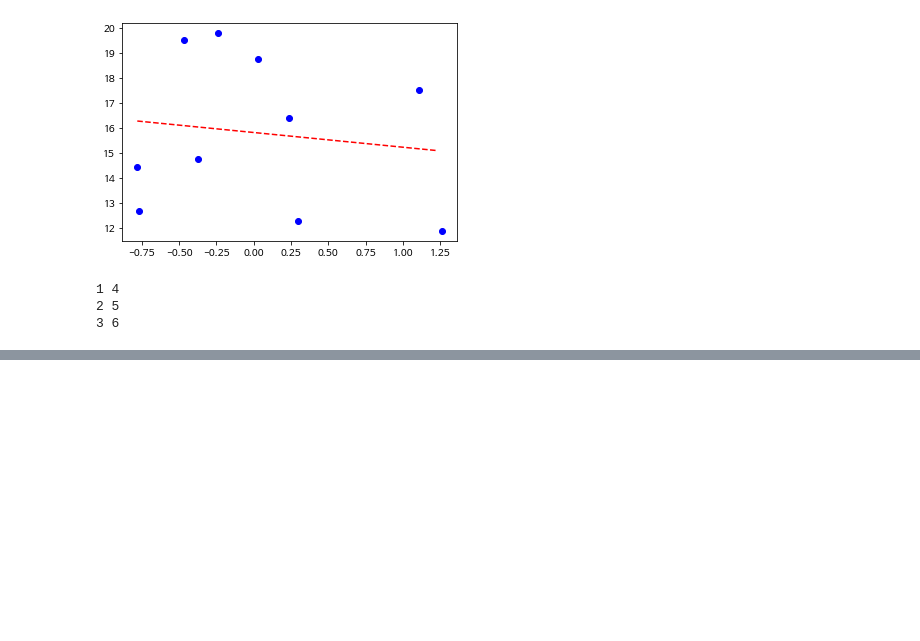
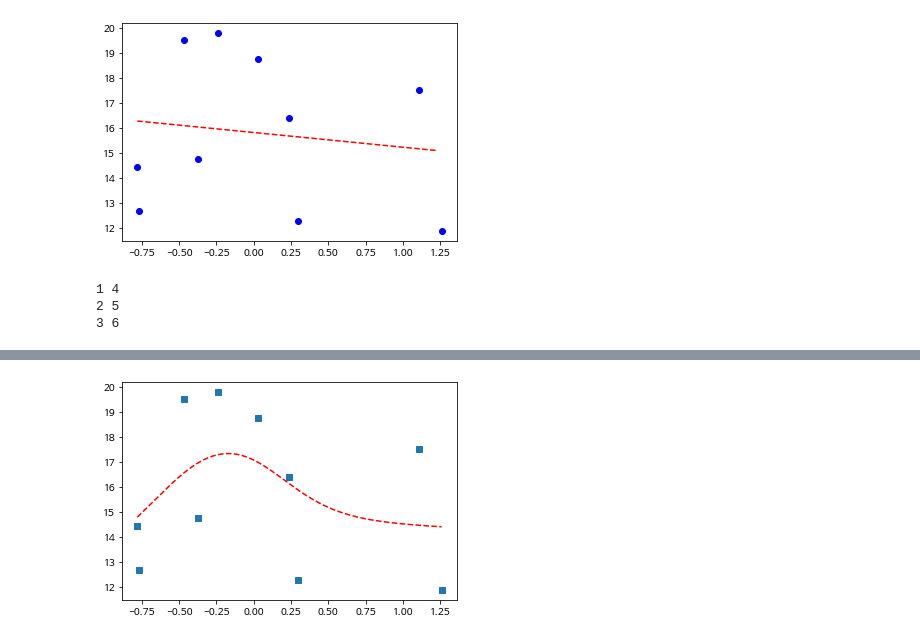
Before and after one commit to goeunleee/deeplearning_study, a Jupyter notebook: 딥러닝1일_2.ipynb, the cells around one changed output, grey strips where cells are left out. Cells and saved outputs as stored; diff of their text form; code cells hidden in the pictures; blank space fills up the shorter version.

```diff
--- a/딥러닝1일_2.ipynb
+++ b/딥러닝1일_2.ipynb
@@ -106,0 +157,14 @@ for i,j in list(zip(a,b)):
+# %%
+#인구증가율
+x = [0.3, -0.78, 1.26, 0.03, 1.11, 15.17, 0.24, -0.24, -0.47, -0.77, -0.37]
+x = x[:5] + x[6:]
+#고령인구비율
+y = [12.27, 14.44, 11.87, 18.75, 17.52, 9.29, 16.37, 19.78, 19.51, 12.65, 14.74]
+y = y[:5]+y[6:]
+
+model = tf.keras.Sequential([
+     tf.keras.layers.Dense(units=6, activation='sigmoid', input_shape=(1, )),
+     tf.keras.layers.Dense(units=1)
+])
+
+model.summary()
@@ -106,0 +184,3 @@ for i,j in list(zip(a,b)):
+# %%
+model.compile(optimizer=tf.keras.optimizers.SGD(lr=0.1),loss='mse')
+history = model.fit(x,y,epochs=200)
@@ -106,0 +205,11 @@ for i,j in list(zip(a,b)):
+# %%
+import matplotlib.pyplot as plt
+
+line_x = np.arange(min(x),max(x),0.0001)
+line_y = model.predict(line_x)
+
+plt.plot(line_x,line_y,'r--')
+plt.plot(x,y,'s')
+plt.show()
+# %% [output]
+[figure, added]
```
Also changed, not shown: parts of 15 cells of this notebook.
